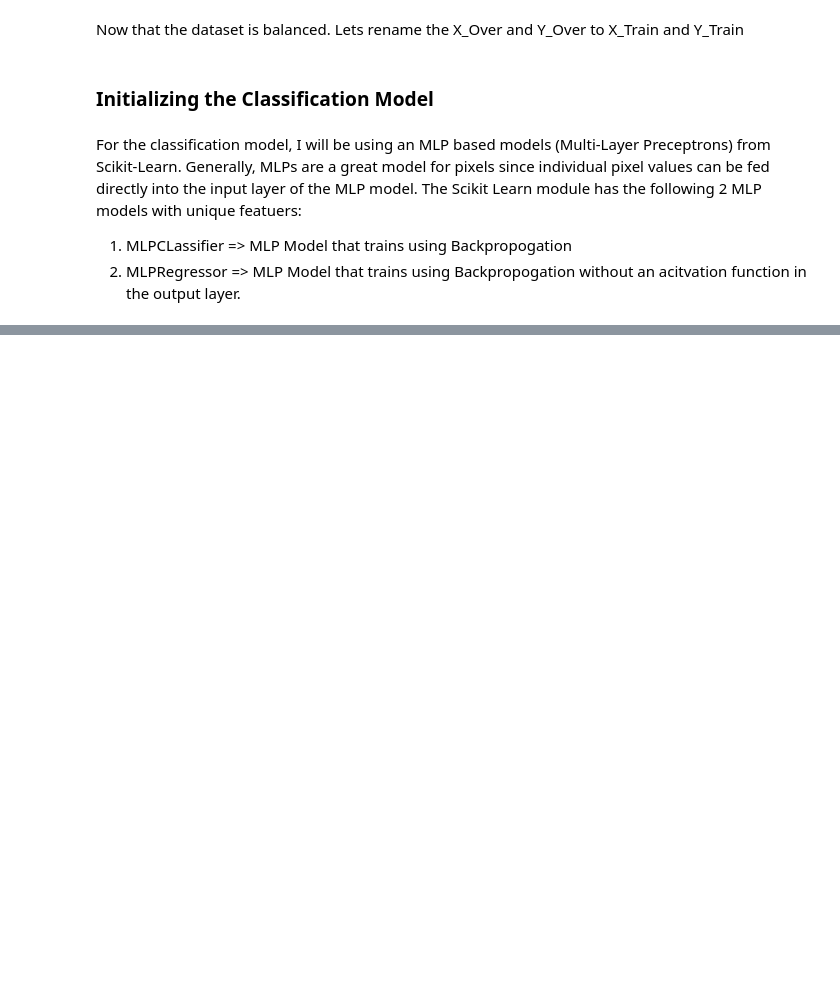
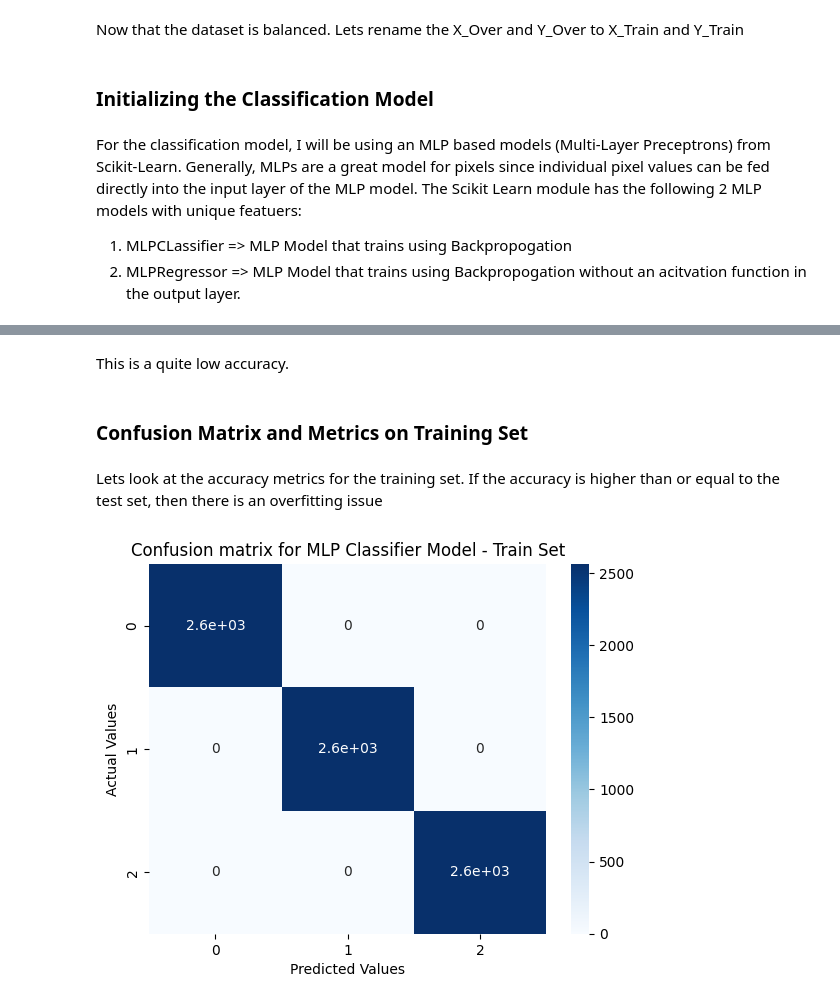
Before and after one commit to bigyambat/TRGN515_ML_Project, a Jupyter notebook: ML.ipynb, the cells around one changed output, grey strips where cells are left out. Cells and saved outputs as stored; diff of their text form; code cells hidden in the pictures; blank space fills up the shorter version.

```diff
--- a/ML.ipynb
+++ b/ML.ipynb
@@ -446,0 +496,17 @@ MLPClassifier(alpha=1e-05, hidden_layer_sizes=(100, 100), random_state=1,
+# %% [markdown]
+This is a quite low accuracy.
+# %% [markdown]
+### Confusion Matrix and Metrics on Training Set
+# %% [markdown]
+Lets look at the accuracy metrics for the training set. If the accuracy is higher than or equal to the test set, then there is an overfitting issue
+# %%
+Y_Train_Pred = clf.predict(X_Train)
+# %%
+cm = confusion_matrix(Y_Train, Y_Train_Pred)
+sns.heatmap(cm, annot=True, cmap='Blues')
+plt.title('Confusion matrix for MLP Classifier Model - Train Set')
+plt.xlabel('Predicted Values')
+plt.ylabel('Actual Values')
+plt.show()
+# %% [output]
+[figure, added]
```
Also changed, not shown: parts of 31 cells of this notebook.
